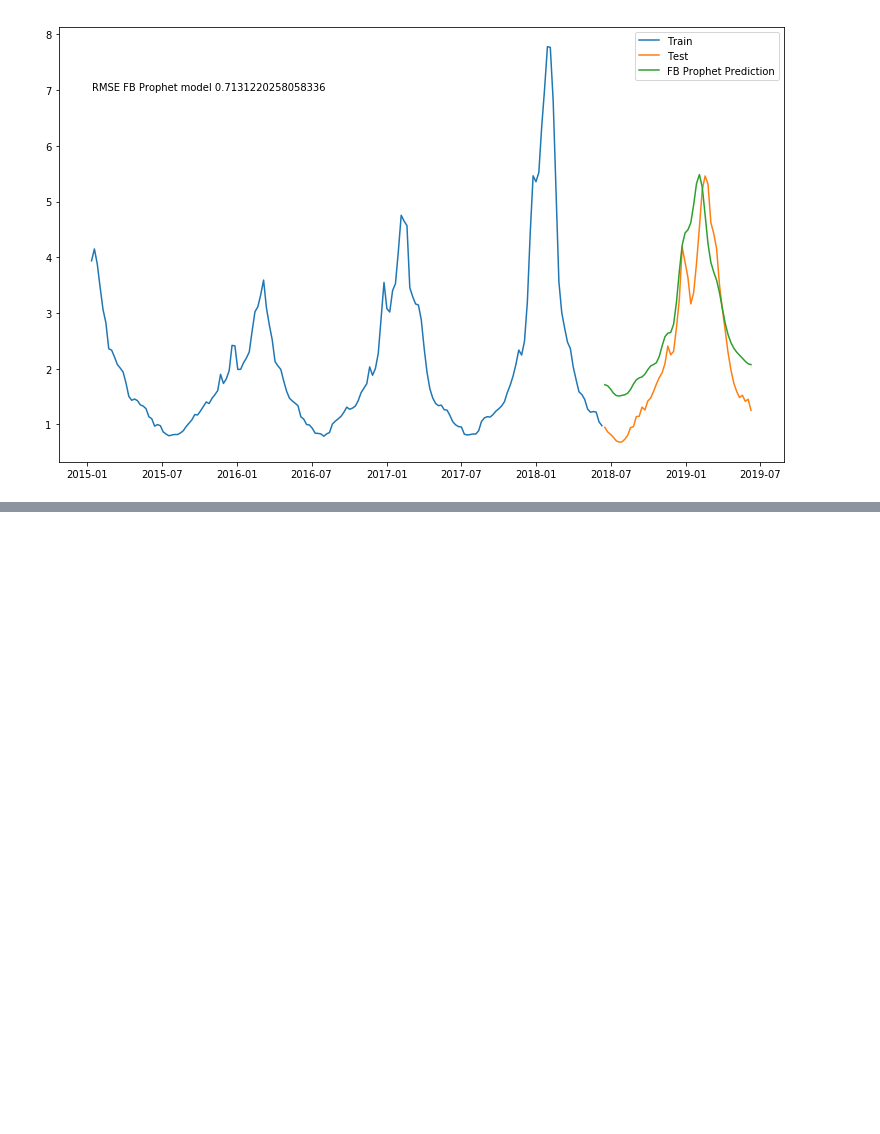
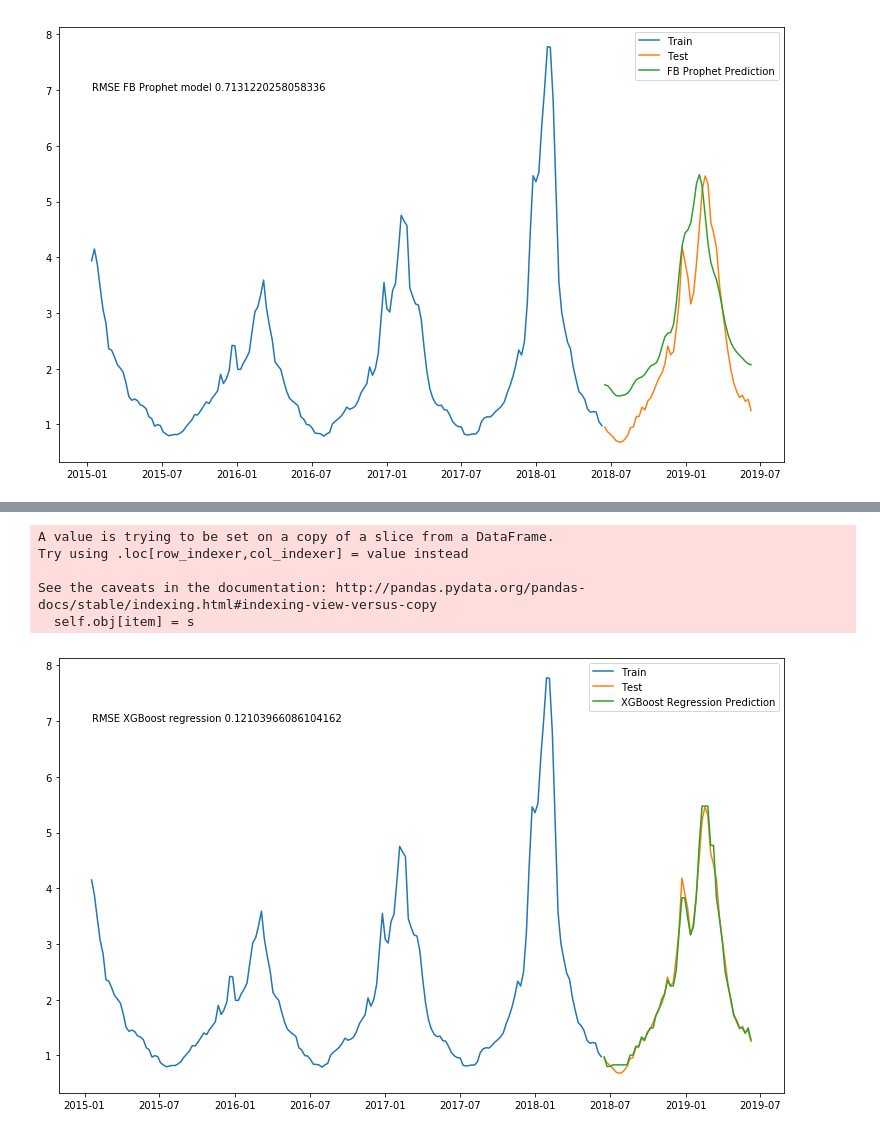
Before and after one commit to tlary/US-ILI-Rates-Forecasting-using-Google-Trends, a Jupyter notebook: master.ipynb, the cells around one changed output, grey strips where cells are left out. Drawn from its saved outputs; the diff is of its cells as text; code cells hidden in the pictures; blank space fills up the shorter version.

```diff
--- a/master.ipynb
+++ b/master.ipynb
@@ -477,0 +547,38 @@ plt.show()
+# %%
+ili_shift = ili[["fever", "flu", "cough", "sore throat", "headache"]].shift(1, freq="W")
+ili_shift["unweighted_ili"] = ili["unweighted_ili"]
+ili_shift["year"] = ili["year"]
+ili_shift["week"] = ili["week"]
+ili_shift["month"] = ili["month"]
+# %%
+train = ili_shift.iloc[:178]
+test = ili_shift.iloc[178:]
+test.loc["2018-12-30", "year"] = 2018
+test = test.drop(datetime.datetime(2019,6,16), axis=0)
+# %% [output]
+A value is trying to be set on a copy of a slice from a DataFrame.
+Try using .loc[row_indexer,col_indexer] = value instead
+
+See the caveats in the documentation: http://pandas.pydata.org/pandas-docs/stable/indexing.html#indexing-view-versus-copy
+  self.obj[item] = s
+# %%
+dtrain = xgb.DMatrix(train, label=train["unweighted_ili"])
+dtest = xgb.DMatrix(test, label=test["unweighted_ili"])
+param = {'max_depth':10, 'eta':1, 'objective':'reg:squarederror' }
+num_round = 2
+bst = xgb.train(param, dtrain, num_round)
+preds = bst.predict(dtest)
+# %%
+test_y = test["unweighted_ili"]
+preds = pd.DataFrame(preds)
+rmse_xgb = rmse(test_y, preds)
+# %%
+plt.figure(figsize=(13,8))
+plt.plot(train.index, train["unweighted_ili"], label='Train')
+plt.plot(test.index, test["unweighted_ili"], label='Test')
+plt.plot(test.index, preds, label='XGBoost Regression Prediction')
+plt.text(train.index[0], 7, "RMSE XGBoost regression " + str(rmse_xgb))
+plt.legend(loc='best')
+plt.show()
+# %% [output]
+[figure, added]
```
Also changed, not shown: parts of 35 cells of this notebook, 1 other file.
